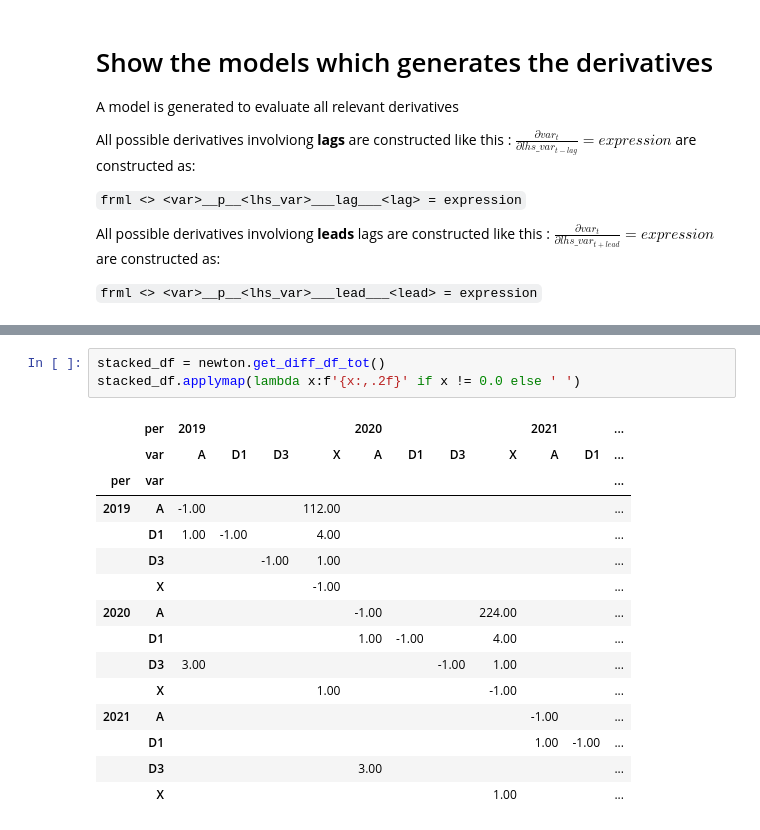
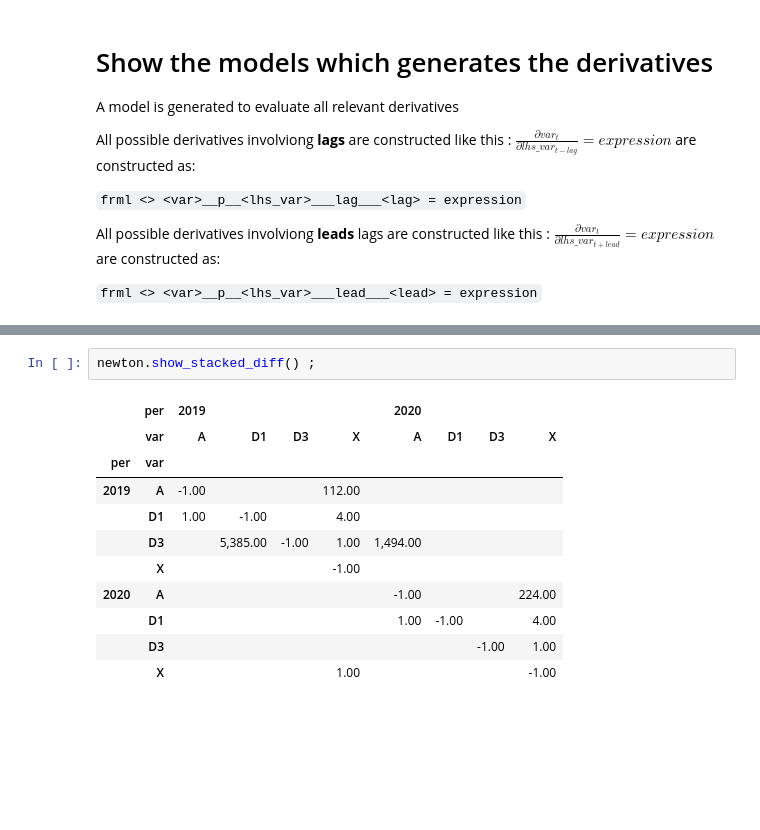
Before and after one commit to IbHansen/Modelflow2, a Jupyter notebook: Examples/ModelFlow features/Differentiation .ipynb, the cells around one changed output, grey strips where cells are left out. Cells and saved outputs as stored; diff of their text form; blank space fills up the shorter version.

```diff
--- a/Examples/ModelFlow features/Differentiation .ipynb
+++ b/Examples/ModelFlow features/Differentiation .ipynb
@@ -67,22 +72,17 @@ FRML  <> X__p__X___lag___1 = ((0.5*E**2+(X(-1)+0.0025))-(0.5*E**2+(X(-1)-0.0025)
-# %%
-stacked_df = newton.get_diff_df_tot()
-stacked_df.applymap(lambda x:f'{x:,.2f}' if x != 0.0 else ' ')
-# %% [output]
-|  | per | 2019 |  |  |  | 2020 |  |  |  | 2021 |  | ... |
-|  | var | A | D1 | D3 | X | A | D1 | D3 | X | A | D1 | ... |
-| per | var |  |  |  |  |  |  |  |  |  |  | ... |
-| 2019 | A | -1.00 |  |  | 112.00 |  |  |  |  |  |  | ... |
-|  | D1 | 1.00 | -1.00 |  | 4.00 |  |  |  |  |  |  | ... |
-|  | D3 |  |  | -1.00 | 1.00 |  |  |  |  |  |  | ... |
-|  | X |  |  |  | -1.00 |  |  |  |  |  |  | ... |
-| 2020 | A |  |  |  |  | -1.00 |  |  | 224.00 |  |  | ... |
-|  | D1 |  |  |  |  | 1.00 | -1.00 |  | 4.00 |  |  | ... |
-|  | D3 | 3.00 |  |  |  |  |  | -1.00 | 1.00 |  |  | ... |
-|  | X |  |  |  | 1.00 |  |  |  | -1.00 |  |  | ... |
-| 2021 | A |  |  |  |  |  |  |  |  | -1.00 |  | ... |
-|  | D1 |  |  |  |  |  |  |  |  | 1.00 | -1.00 | ... |
-|  | D3 |  |  |  |  | 3.00 |  |  |  |  |  | ... |
-|  | X |  |  |  |  |  |  |  | 1.00 |  |  | ... |
+# %%
+newton.show_stacked_diff() ;
+# %% [output]
+|  | per | 2019 |  |  |  | 2020 |  |  |  |
+|  | var | A | D1 | D3 | X | A | D1 | D3 | X |
+| per | var |  |  |  |  |  |  |  |  |
+| 2019 | A | -1.00 |  |  | 112.00 |  |  |  |  |
+|  | D1 | 1.00 | -1.00 |  | 4.00 |  |  |  |  |
+|  | D3 |  | 5,385.00 | -1.00 | 1.00 | 1,494.00 |  |  |  |
+|  | X |  |  |  | -1.00 |  |  |  |  |
+| 2020 | A |  |  |  |  | -1.00 |  |  | 224.00 |
+|  | D1 |  |  |  |  | 1.00 | -1.00 |  | 4.00 |
+|  | D3 |  |  |  |  |  |  | -1.00 | 1.00 |
+|  | X |  |  |  | 1.00 |  |  |  | -1.00 |
 # %%
 newton.show_diff_latex()
 # %% [output]
```
Also changed, not shown: parts of 6 cells of this notebook, 11 other files.
